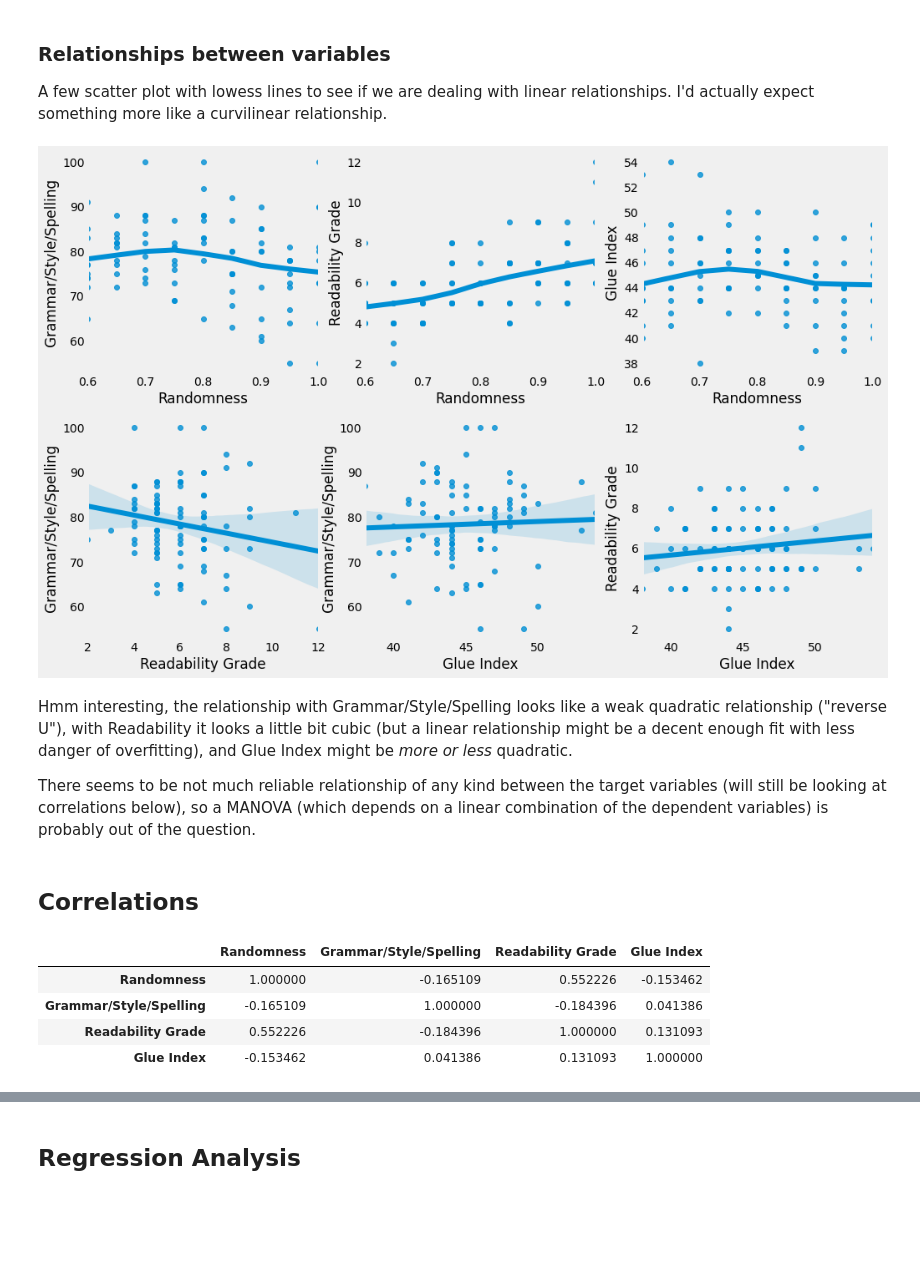
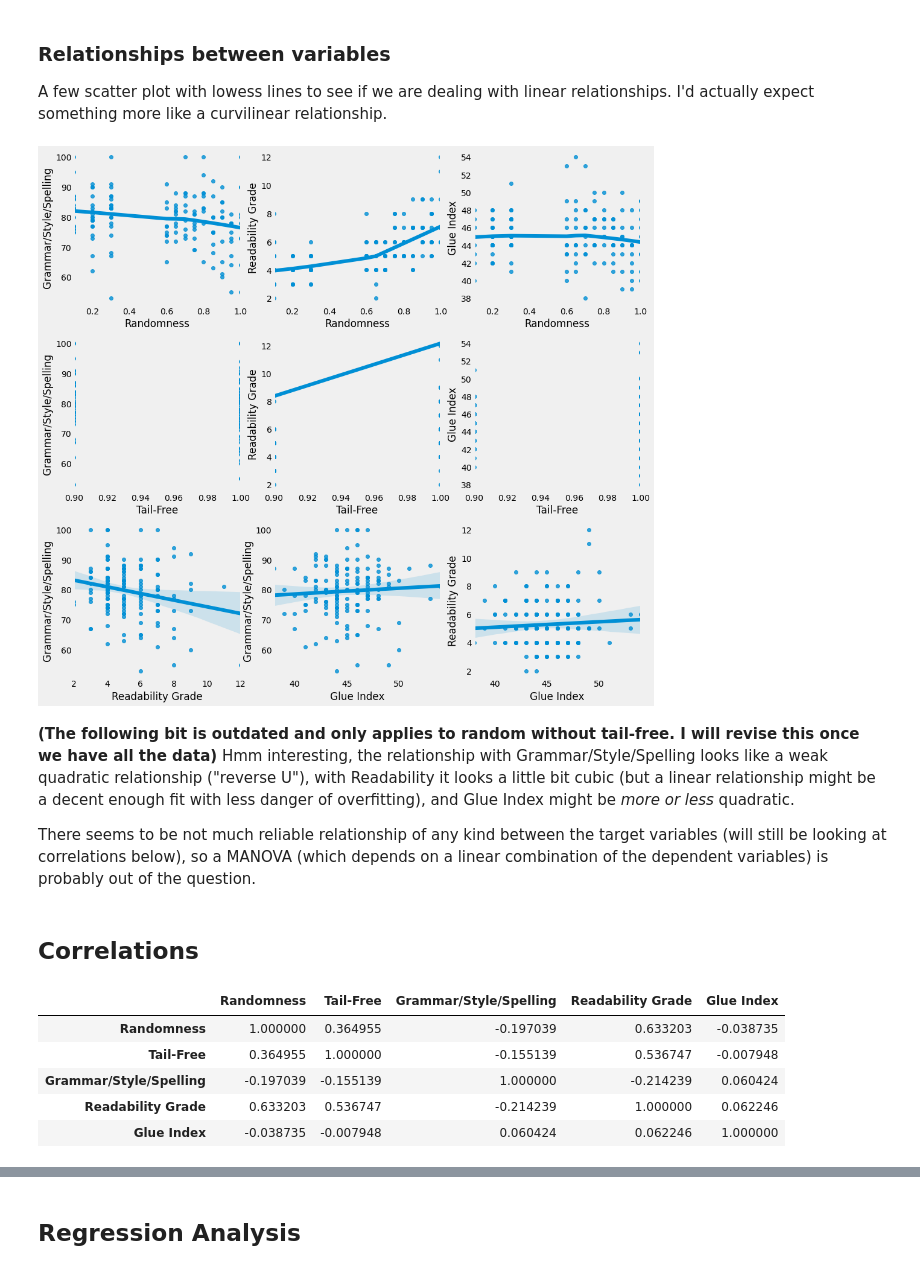
Before and after one commit to MWiechmann/NAI_gen_set_experiment, a Jupyter notebook: Analyzing Data from Basileus' Generation Setting Experiment.ipynb, the cells around one changed output, grey strips where cells are left out. Cells and saved outputs as stored; diff of their text form; code cells hidden in the pictures; blank space fills up the shorter version.

Commit message:
Updated for next batch of data (run once all data is in)

```diff
--- a/Analyzing Data from Basileus' Generation Setting Experiment.ipynb
+++ b/Analyzing Data from Basileus' Generation Setting Experiment.ipynb
@@ -55,0 +68,11 @@ print(nai.iloc[:,15:].head(3))
+# %%
+# Combine datasets
+nai = nai_rand_only.append(nai_rand_tfs)
+
+print("\nFirst three lines of data:\n")
+print(nai.iloc[:, :15].head(3))
+print(nai.iloc[:, 15:].head(3))
+
+print("\nLast three lines of data:\n")
+print(nai.iloc[:, :15].tail(3))
+print(nai.iloc[:, 15:].tail(3))
@@ -56,6 +97,7 @@ print(nai.iloc[:,15:].head(3))
 # %%
 # drop columns without data (and data without variance)
-nai = nai[["Randomness", "Raw", "Grammar/Style/Spelling", "Readability Grade", "Glue Index"]]
+nai = nai[["Randomness", "Tail-Free", "Raw",
+           "Grammar/Style/Spelling", "Readability Grade", "Glue Index"]]
 
 print("First 5 lines of data:\n")
 print(nai.head(5))
@@ -81,7 +123,11 @@ memory usage: 3.6+ KB
 None
 # %%
+# Convert "disabled" for tail free to "1"
+nai["Tail-Free"] = nai["Tail-Free"].replace({"disabled": "1"}).astype(float)
+
 # Convert % strings to float
-nai[["Grammar/Style/Spelling", "Glue Index"]] = nai[["Grammar/Style/Spelling", "Glue Index"]].astype(str).replace({"\%":""}, regex=True).astype(float)
+nai[["Grammar/Style/Spelling", "Glue Index"]] = nai[["Grammar/Style/Spelling",
+                                                     "Glue Index"]].astype(str).replace({"\%": ""}, regex=True).astype(float)
 nai.info()
 # %% [output]
 <class 'pandas.core.frame.DataFrame'>
@@ -139,35 +184,51 @@ A few scatter plot with lowess lines to see if we are dealing with linear relati
 # %%
 plt.style.use('fivethirtyeight')
 
-fig, axes = plt.subplots(2, 3, figsize = (15,10))
+fig, axes = plt.subplots(3, 3, figsize=(15, 15))
 plt.grid(False)
 # Relationship with Randomness
-sns.regplot(data= nai, y ="Grammar/Style/Spelling", x = "Randomness", lowess = True, ax = axes[0,0])
-sns.regplot(data= nai, y ="Readability Grade", x = "Randomness", lowess = True, ax = axes[0,1])
-sns.regplot(data= nai, y ="Glue Index", x = "Randomness", lowess = True, ax = axes[0,2])
+sns.regplot(data=nai, y="Grammar/Style/Spelling",
+            x="Randomness", lowess=True, ax=axes[0, 0])
+sns.regplot(data=nai, y="Readability Grade",
+            x="Randomness", lowess=True, ax=axes[0, 1])
+sns.regplot(data=nai, y="Glue Index", x="Randomness",
+            lowess=True, ax=axes[0, 2])
+# Relationships with TFS
+sns.regplot(data=nai, y="Grammar/Style/Spelling",
+            x="Tail-Free", lowess=True, ax=axes[1, 0])
+sns.regplot(data=nai, y="Readability Grade",
+            x="Tail-Free", lowess=True, ax=axes[1, 1])
+sns.regplot(data=nai, y="Glue Index", x="Tail-Free",
+            lowess=True, ax=axes[1, 2])
 # Relationships between dependent vars
-sns.regplot(data= nai, y ="Grammar/Style/Spelling", x = "Readability Grade", lowess = False, ax = axes[1,0])
-sns.regplot(data= nai, y ="Grammar/Style/Spelling", x = "Glue Index", lowess = False, ax = axes[1,1])
-sns.regplot(data= nai, y ="Readability Grade", x = "Glue Index", lowess = False, ax = axes[1,2])
+sns.regplot(data=nai, y="Grammar/Style/Spelling",
+            x="Readability Grade", lowess=False, ax=axes[2, 0])
+sns.regplot(data=nai, y="Grammar/Style/Spelling",
+            x="Glue Index", lowess=False, ax=axes[2, 1])
+sns.regplot(data=nai, y="Readability Grade",
+            x="Glue Index", lowess=False, ax=axes[2, 2])
 
 for ax in fig.axes:
     ax.grid(False)
 
 plt.show()
 # %% [output]
-[figure, old version]
+[figure, new version]
 # %% [markdown]
+**(The following bit is outdated and only applies to random without tail-free. I will revise this once we have all the data)**
 Hmm interesting, the relationship with Grammar/Style/Spelling looks like a weak quadratic relationship ("reverse U"), with Readability it looks a little bit cubic (but a linear relationship might be a decent enough fit with less danger of overfitting), and Glue Index might be *more or less* quadratic.
 
 There seems to be not much reliable relationship of any kind between the target variables (will still be looking at correlations below), so a MANOVA (which depends on a linear combination of the dependent variables) is probably out of the question.
 # %% [markdown]
 ## Correlations
 # %%
-nai[["Randomness", "Grammar/Style/Spelling", "Readability Grade", "Glue Index"]].corr()
+nai[["Randomness", "Tail-Free", "Grammar/Style/Spelling",
+     "Readability Grade", "Glue Index"]].corr()
 # %% [output]
-|  | Randomness | Grammar/Style/Spelling | Readability Grade | Glue Index |
-| Randomness | 1.000000 | -0.165109 | 0.552226 | -0.153462 |
-| Grammar/Style/Spelling | -0.165109 | 1.000000 | -0.184396 | 0.041386 |
-| Readability Grade | 0.552226 | -0.184396 | 1.000000 | 0.131093 |
-| Glue Index | -0.153462 | 0.041386 | 0.131093 | 1.000000 |
+|  | Randomness | Tail-Free | Grammar/Style/Spelling | Readability Grade | Glue Index |
+| Randomness | 1.000000 | 0.364955 | -0.197039 | 0.633203 | -0.038735 |
+| Tail-Free | 0.364955 | 1.000000 | -0.155139 | 0.536747 | -0.007948 |
+| Grammar/Style/Spelling | -0.197039 | -0.155139 | 1.000000 | -0.214239 | 0.060424 |
+| Readability Grade | 0.633203 | 0.536747 | -0.214239 | 1.000000 | 0.062246 |
+| Glue Index | -0.038735 | -0.007948 | 0.060424 | 0.062246 | 1.000000 |
 # %% [markdown]
```
Also changed, not shown: parts of 19 cells of this notebook, 1 other file.
